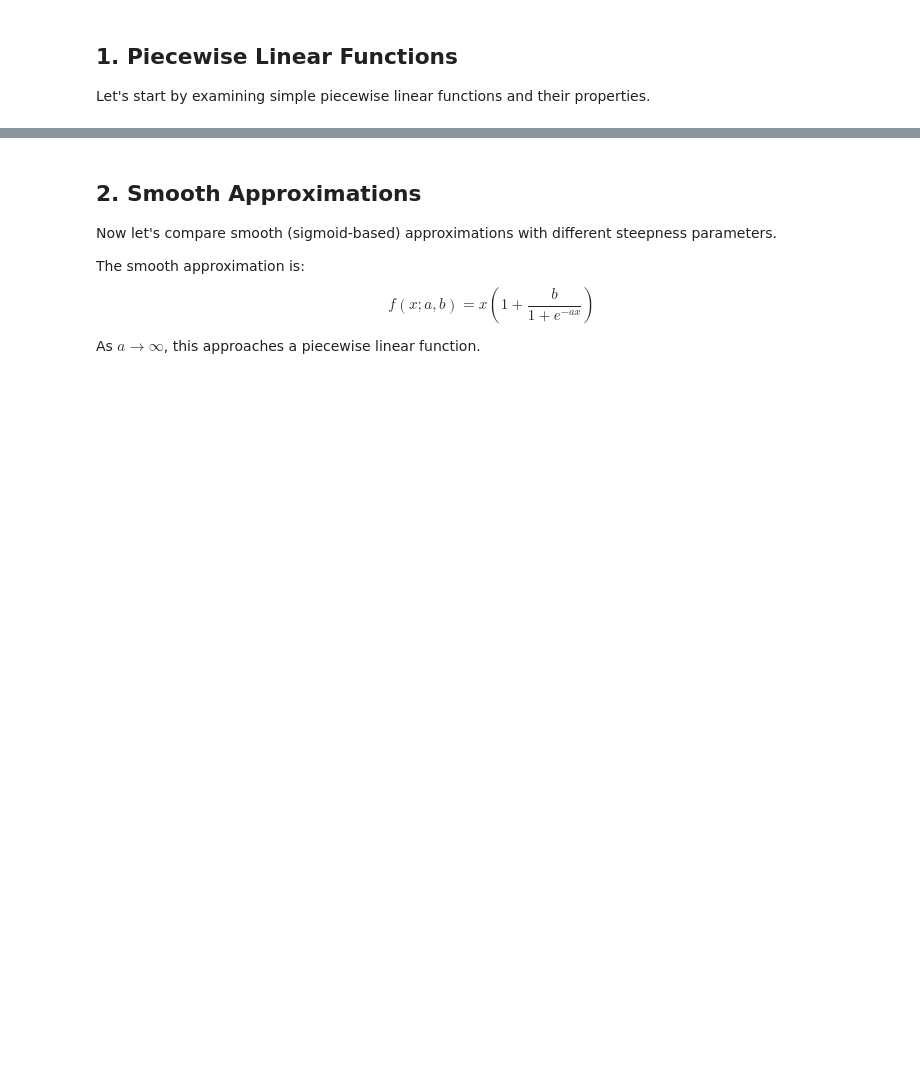
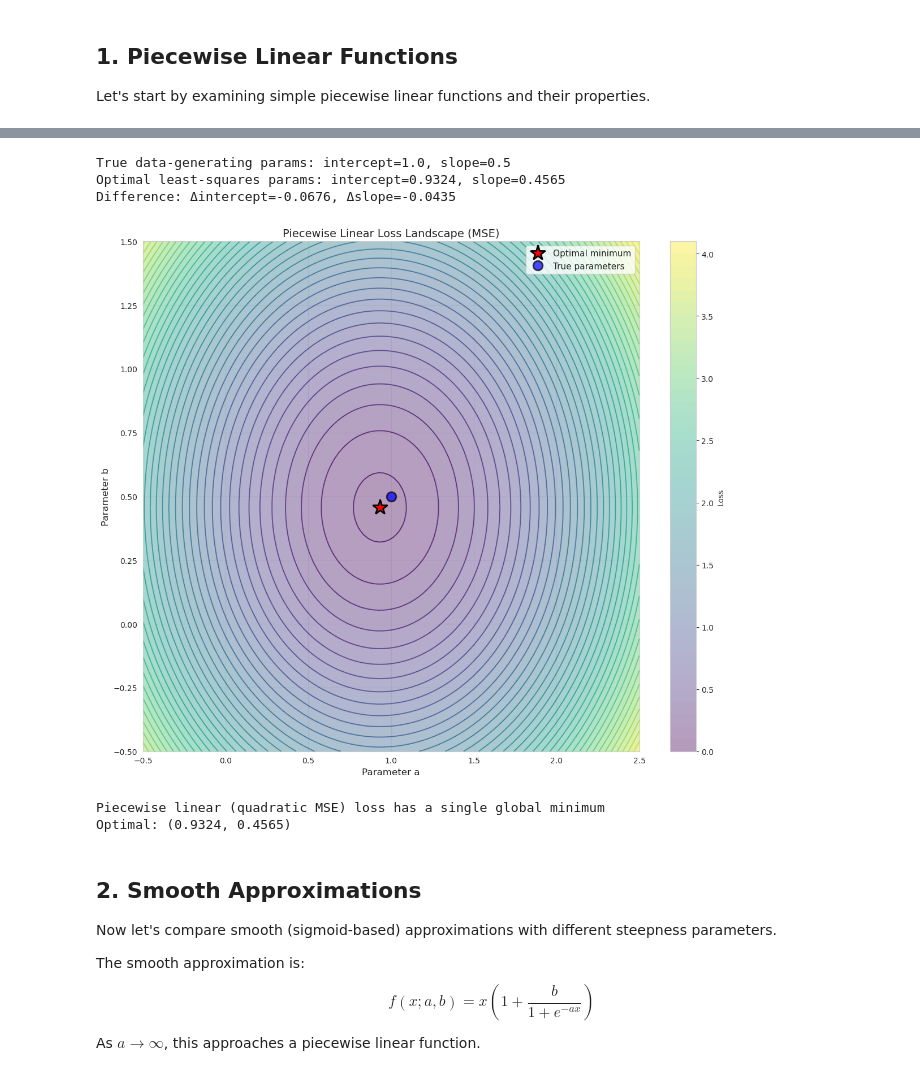
Before and after one commit to GiacomoVescovi/Simulation-of-SGD-dynamics-Bachelor-thesis, a Jupyter notebook: notebooks/04_smooth_approximations.ipynb, the cells around one changed output, grey strips where cells are left out. Cells and saved outputs as stored; diff of their text form; code cells hidden in the pictures; blank space fills up the shorter version.

Commit message:
patching minor bugs in imoprt, adding visualization details

```diff
--- a/notebooks/04_smooth_approximations.ipynb
+++ b/notebooks/04_smooth_approximations.ipynb
@@ -80,31 +85,54 @@ print(f"True parameters: intercept={true_intercept}, slope={true_slope}")
+# %%
+# Compute actual least-squares solution (true minimum for this noisy data)
+# Using normal equations: theta = (X^T X)^(-1) X^T y
+X = np.column_stack([np.ones_like(x_data), x_data])  # Design matrix [1, x]
+theta_optimal = np.linalg.lstsq(X, y_data, rcond=None)[0]
+opt_intercept, opt_slope = theta_optimal
+
+print(f"True data-generating params: intercept={true_intercept}, slope={true_slope}")
+print(f"Optimal least-squares params: intercept={opt_intercept:.4f}, slope={opt_slope:.4f}")
+print(f"Difference: Δintercept={opt_intercept-true_intercept:.4f}, Δslope={opt_slope-true_slope:.4f}")
+# %% [output]
+True data-generating params: intercept=1.0, slope=0.5
+Optimal least-squares params: intercept=0.9324, slope=0.4565
+Difference: Δintercept=-0.0676, Δslope=-0.0435
 # %%
 # Visualize piecewise linear loss landscape
 loss_piecewise = PiecewiseLinearLoss()
 
 # Parameter range
 param_range = ((-0.5, 2.5), (-0.5, 1.5))
 
 fig, ax = plt.subplots(figsize=(12, 10))
 plot_loss_landscape(
     loss_fn=loss_piecewise,
     x_data=x_data,
     y_data=y_data,
     param_range=param_range,
     n_points=100,
     contour_levels=40,
     ax=ax,
     title='Piecewise Linear Loss Landscape (MSE)'
 )
 
-# Mark true minimum
-ax.plot(true_slope, true_intercept, 'r*', markersize=20,
-       markeredgecolor='black', markeredgewidth=2, label='True minimum')
+# Mark optimal minimum (actual least-squares solution for noisy data)
+ax.plot(opt_intercept, opt_slope, 'r*', markersize=20,
+       markeredgecolor='black', markeredgewidth=2, label='Optimal minimum')
+
+# Mark true data-generating parameters
+ax.plot(true_intercept, true_slope, 'bo', markersize=12,
+       markeredgecolor='black', markeredgewidth=2, label='True parameters', alpha=0.7)
+
 ax.legend(fontsize=11)
-
 plt.tight_layout()
 plt.show()
 
 print("Piecewise linear (quadratic MSE) loss has a single global minimum")
+print(f"Optimal: ({opt_intercept:.4f}, {opt_slope:.4f})")
+# %% [output]
+[figure, added]
+Piecewise linear (quadratic MSE) loss has a single global minimum
+Optimal: (0.9324, 0.4565)
 # %% [markdown]
 ## 2. Smooth Approximations
 
```
Also changed, not shown: parts of 11 cells of this notebook, 10 other files.
